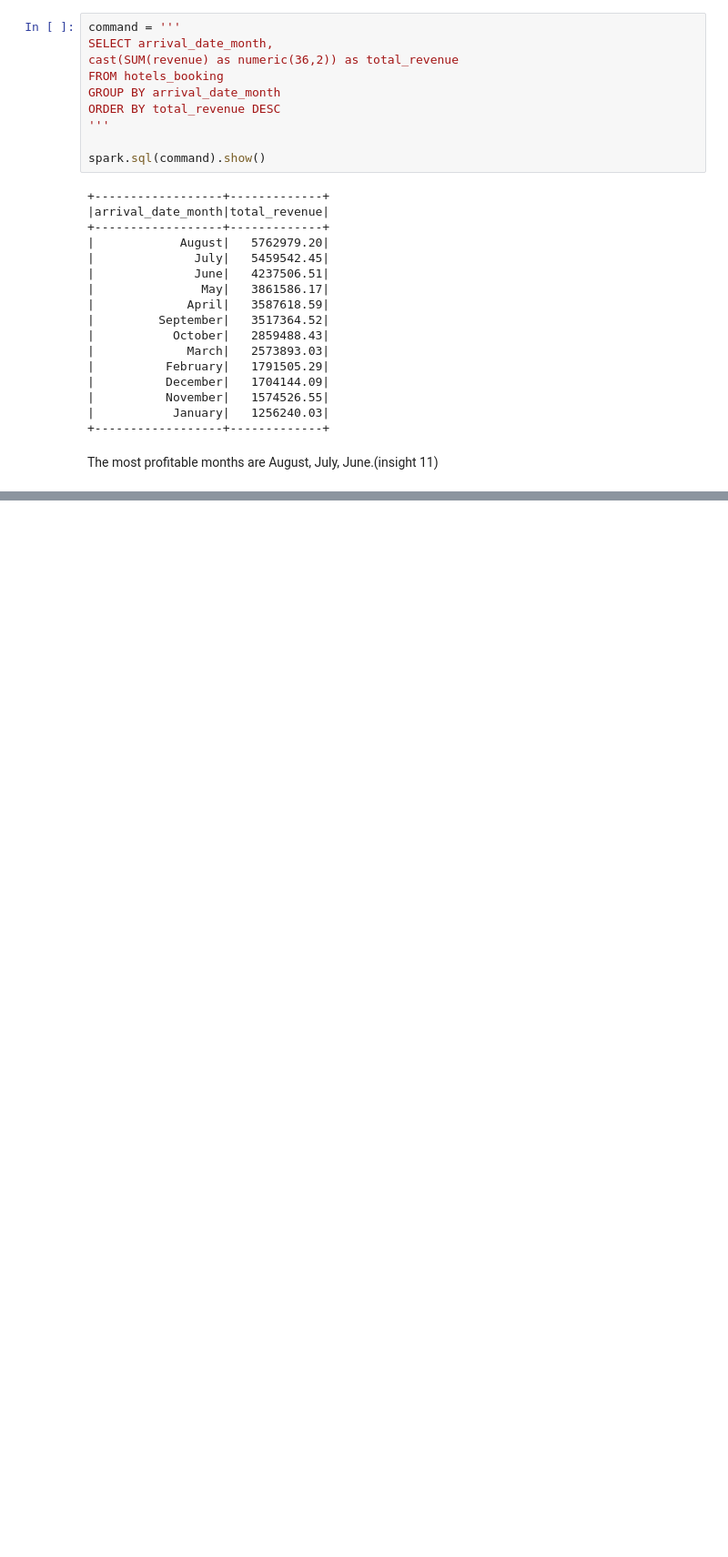
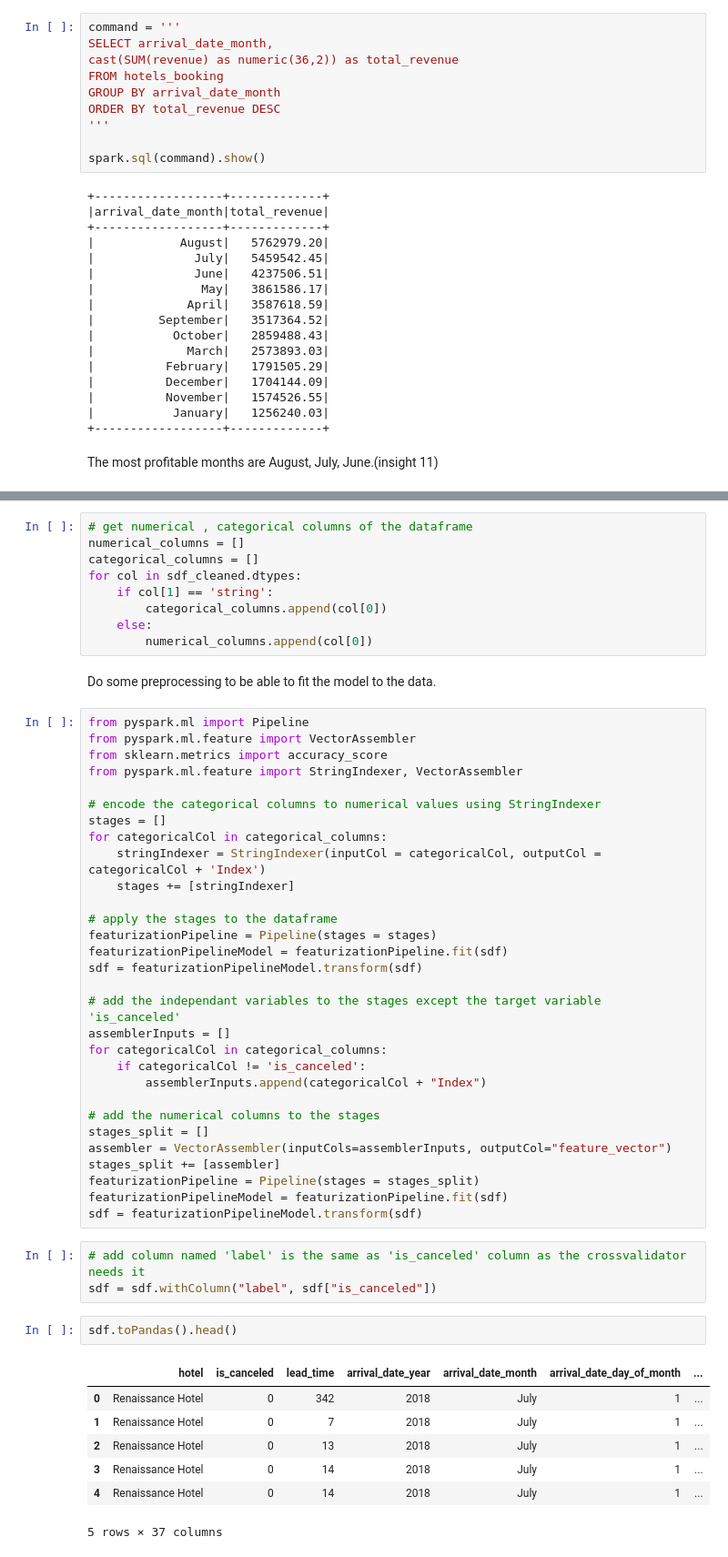
Before and after one commit to ssary/hotel-booking-predictions, a Jupyter notebook: BIG DATA project.ipynb, the cells around one changed output, grey strips where cells are left out. Shown at 91% size. Cells and saved outputs as stored; diff of their text form; blank space fills up the shorter version.

Commit message:
add pyspark models

```diff
--- a/BIG DATA project.ipynb
+++ b/BIG DATA project.ipynb
@@ -518 +486,55 @@ df
+# %%
+# get numerical , categorical columns of the dataframe
+numerical_columns = []
+categorical_columns = []
+for col in sdf_cleaned.dtypes:
+    if col[1] == 'string':
+        categorical_columns.append(col[0])
+    else:
+        numerical_columns.append(col[0])
+# %% [markdown]
+Do some preprocessing to be able to fit the model to the data.
+# %%
+from pyspark.ml import Pipeline
+from pyspark.ml.feature import VectorAssembler
+from sklearn.metrics import accuracy_score
+from pyspark.ml.feature import StringIndexer, VectorAssembler
+
+# encode the categorical columns to numerical values using StringIndexer
+stages = []
+for categoricalCol in categorical_columns:
+    stringIndexer = StringIndexer(inputCol = categoricalCol, outputCol = categoricalCol + 'Index')
+    stages += [stringIndexer]
+
+# apply the stages to the dataframe
+featurizationPipeline = Pipeline(stages = stages)
+featurizationPipelineModel = featurizationPipeline.fit(sdf)
+sdf = featurizationPipelineModel.transform(sdf)
+
+# add the independant variables to the stages except the target variable 'is_canceled'
+assemblerInputs = []
+for categoricalCol in categorical_columns:
+    if categoricalCol != 'is_canceled':
+        assemblerInputs.append(categoricalCol + "Index")
+
+# add the numerical columns to the stages
+stages_split = []
+assembler = VectorAssembler(inputCols=assemblerInputs, outputCol="feature_vector")
+stages_split += [assembler]
+featurizationPipeline = Pipeline(stages = stages_split)
+featurizationPipelineModel = featurizationPipeline.fit(sdf)
+sdf = featurizationPipelineModel.transform(sdf)
+# %%
+# add column named 'label' is the same as 'is_canceled' column as the crossvalidator needs it
+sdf = sdf.withColumn("label", sdf["is_canceled"])
+# %%
+sdf.toPandas().head()
+# %% [output]
+|  | hotel | is_canceled | lead_time | arrival_date_year | arrival_date_month | arrival_date_day_of_month | ... |
+| 0 | Renaissance Hotel | 0 | 342 | 2018 | July | 1 | ... |
+| 1 | Renaissance Hotel | 0 | 7 | 2018 | July | 1 | ... |
+| 2 | Renaissance Hotel | 0 | 13 | 2018 | July | 1 | ... |
+| 3 | Renaissance Hotel | 0 | 14 | 2018 | July | 1 | ... |
+| 4 | Renaissance Hotel | 0 | 14 | 2018 | July | 1 | ... |
+5 rows × 37 columns
 # %%
```
Also changed, not shown: parts of 36 cells of this notebook.
